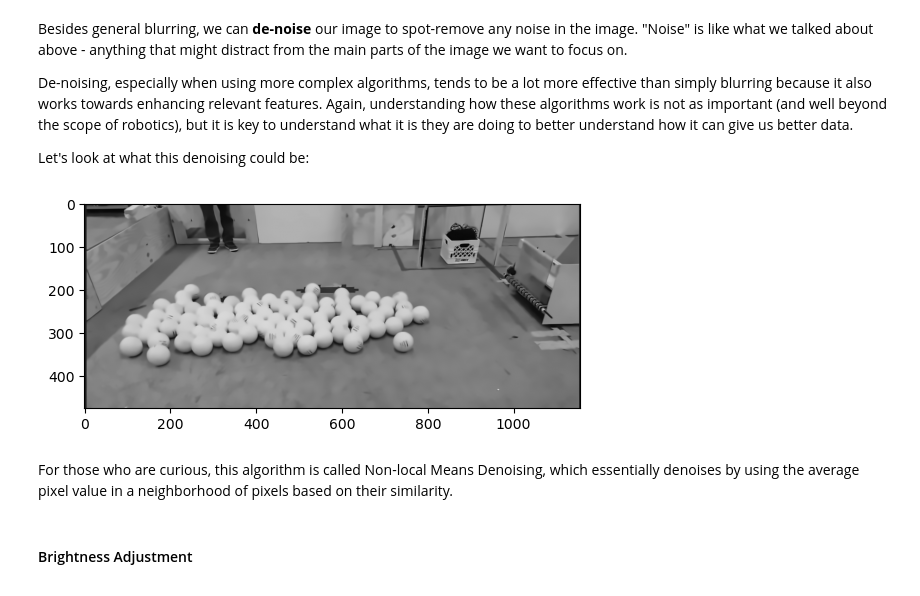
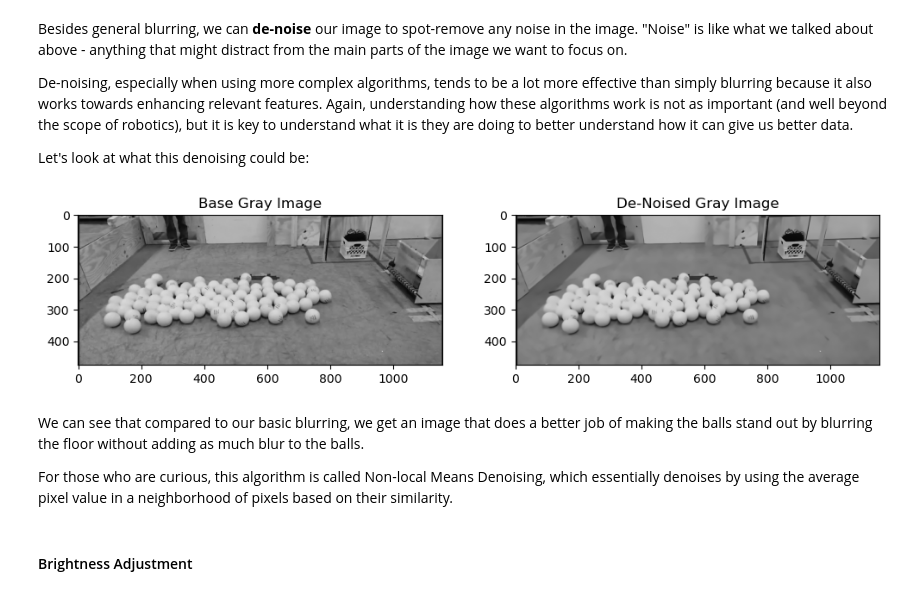
Before and after one commit to nickmelamed/mortorq_instruction, a Jupyter notebook: ml_resources/cv_primer/02-features.ipynb, the cells around one changed output. Cells and saved outputs as stored; diff of their text form; code cells hidden in the pictures.

```diff
--- a/ml_resources/cv_primer/02-features.ipynb
+++ b/ml_resources/cv_primer/02-features.ipynb
@@ -79,18 +88,29 @@ Let's look at what this denoising could be:
 # %%
 # Parameters are:
     # src: Input image (grayscale)
     # dst: Output image (None, as it's returned by the function)
     # h: Filter strength (higher value removes more noise but also more details; 10 is a good default)
     # templateWindowSize: Size of the template patch (must be odd; recommended 7)
     # searchWindowSize: Size of the search window (must be odd; recommended 21)
 
-denoised_img = cv2.fastNlMeansDenoising(img_grayscale, None, h=10, templateWindowSize=7, searchWindowSize=21)
+img_denoised = cv2.fastNlMeansDenoising(img_grayscale, None, h=10, templateWindowSize=7, searchWindowSize=21)
 
-plt.imshow(denoised_img, cmap = 'gray')
+# plot basic gray vs. de-noised image
+
+fig, ax = plt.subplots(nrows=1, ncols=2, figsize=(12, 8))
+
+ax[0].imshow(img_grayscale, cmap = 'gray')
+ax[0].set_title('Base Gray Image')
+
+ax[1].imshow(img_denoised, cmap = 'gray')
+ax[1].set_title('De-Noised Gray Image')
+
 plt.show()
 # %% [output]
-[figure, old version]
+[figure, new version]
 # %% [markdown]
+We can see that compared to our basic blurring, we get an image that does a better job of making the balls stand out by blurring the floor without adding as much blur to the balls.
+
 For those who are curious, this algorithm is called Non-local Means Denoising, which essentially denoises by using the average pixel value in a neighborhood of pixels based on their similarity.
 # %% [markdown]
 #### Brightness Adjustment
```
Also changed, not shown: parts of 8 cells of this notebook.
